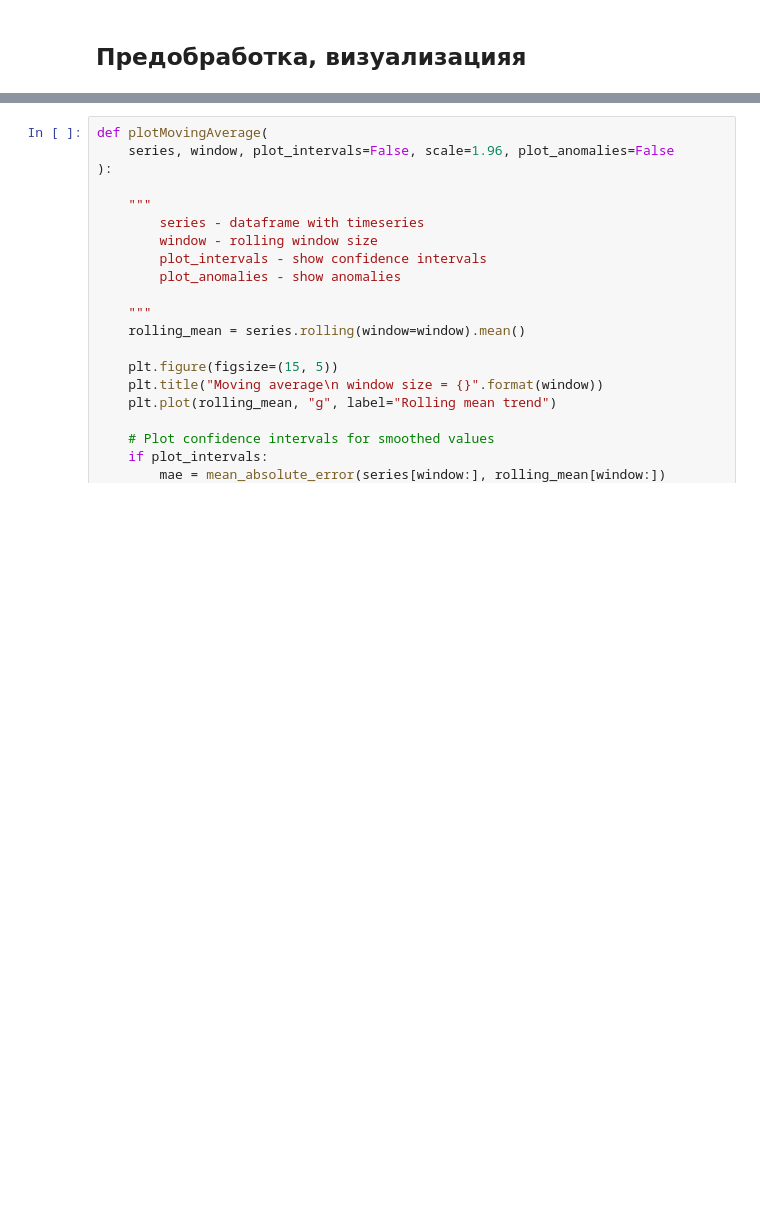
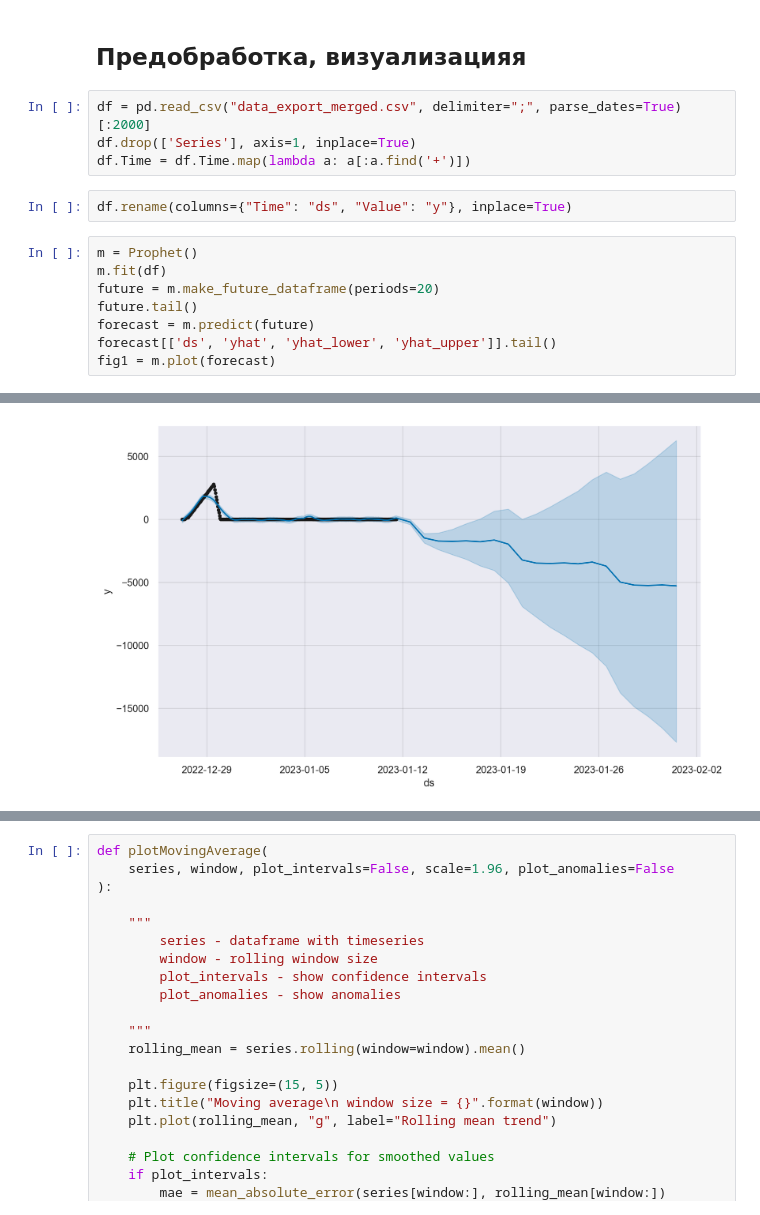
Before and after one commit to imilore-team/time_series, a Jupyter notebook: test.ipynb, the cells around one changed output, grey strips where cells are left out. Saved outputs shown, nothing was run; the diff lists cells and outputs as text; blank space fills up the shorter version.

```diff
--- a/test.ipynb
+++ b/test.ipynb
@@ -38,3 +46,18 @@ warnings.filterwarnings("ignore") # `do not disturbe` mode
 %config InlineBackend.figure_format = 'retina'
 # %% [markdown]
 ## Предобработка, визуализацияя
+# %%
+df = pd.read_csv("data_export_merged.csv", delimiter=";", parse_dates=True)[:2000]
+df.drop(['Series'], axis=1, inplace=True)
+df.Time = df.Time.map(lambda a: a[:a.find('+')])
+# %%
+df.rename(columns={"Time": "ds", "Value": "y"}, inplace=True)
+# %%
+m = Prophet()
+m.fit(df)
+future = m.make_future_dataframe(periods=20)
+future.tail()
+forecast = m.predict(future)
+forecast[['ds', 'yhat', 'yhat_lower', 'yhat_upper']].tail()
+fig1 = m.plot(forecast)
+# %% [output]
@@ -40,0 +66 @@ warnings.filterwarnings("ignore") # `do not disturbe` mode
+[figure, added]
```
Also changed, not shown: parts of 9 cells of this notebook.
